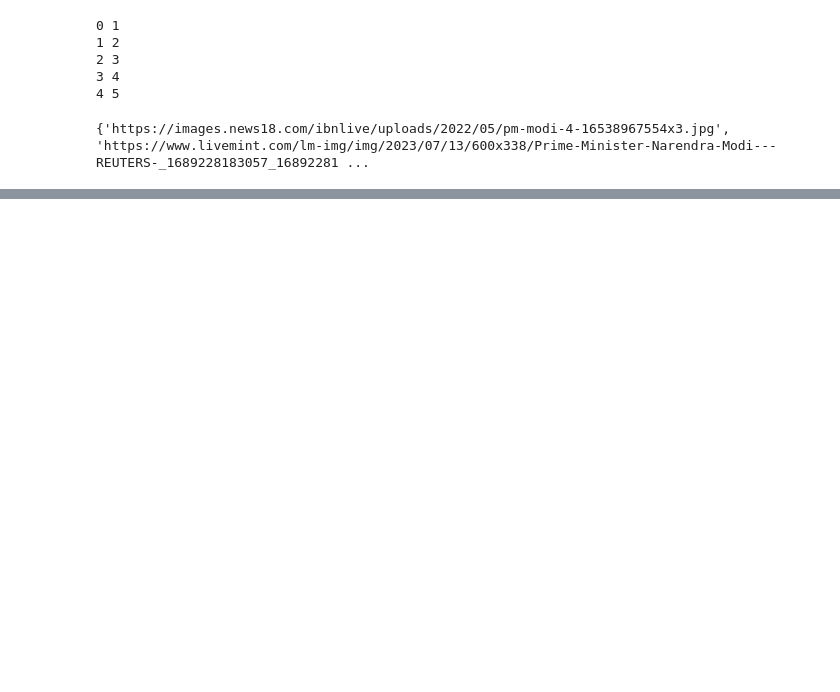
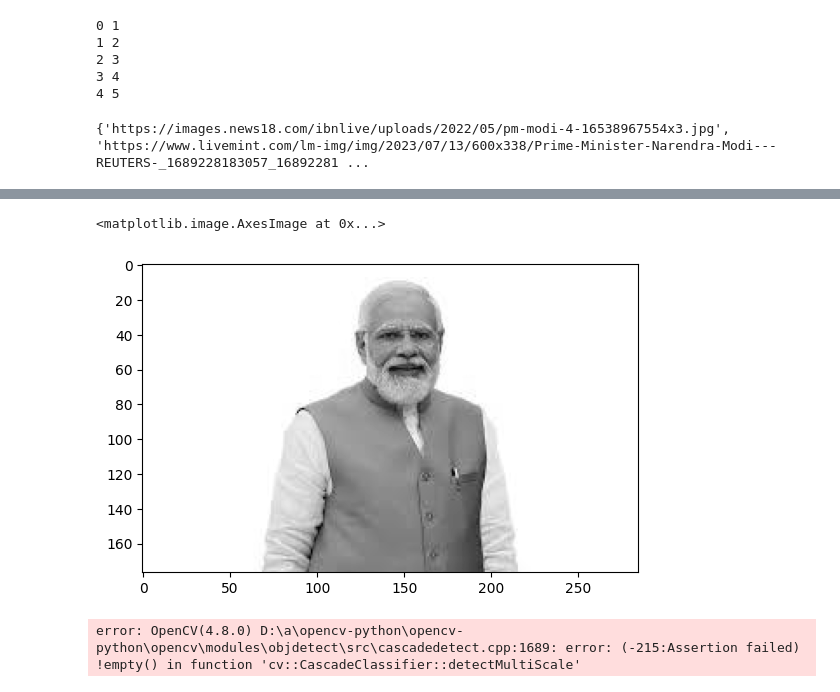
Before and after one commit to SachinMishra-ux/Image_Classification, a Jupyter notebook: trails.ipynb, the cells around one changed output, grey strips where cells are left out. Drawn from its saved outputs; the diff is of its cells as text; code cells hidden in the pictures; blank space fills up the shorter version.

```diff
--- a/trails.ipynb
+++ b/trails.ipynb
@@ -95,0 +159,2 @@ import os
+# %%
+gray = cv2.cvtColor(img, cv2.COLOR_BGR2GRAY)
@@ -95,0 +171,9 @@ import os
+# %%
+plt.imshow(gray, cmap= 'gray')
+# %% [output]
+<matplotlib.image.AxesImage at 0x...>
+[figure, added]
+# %%
+faces = face_cascade.detectMultiScale(gray,1.3,5)
+# %% [output]
+error: OpenCV(4.8.0) D:\a\opencv-python\opencv-python\opencv\modules\objdetect\src\cascadedetect.cpp:1689: error: (-215:Assertion failed) !empty() in function 'cv::CascadeClassifier::detectMultiScale'
```
Also changed, not shown: parts of 11 cells of this notebook, 9 other files.
